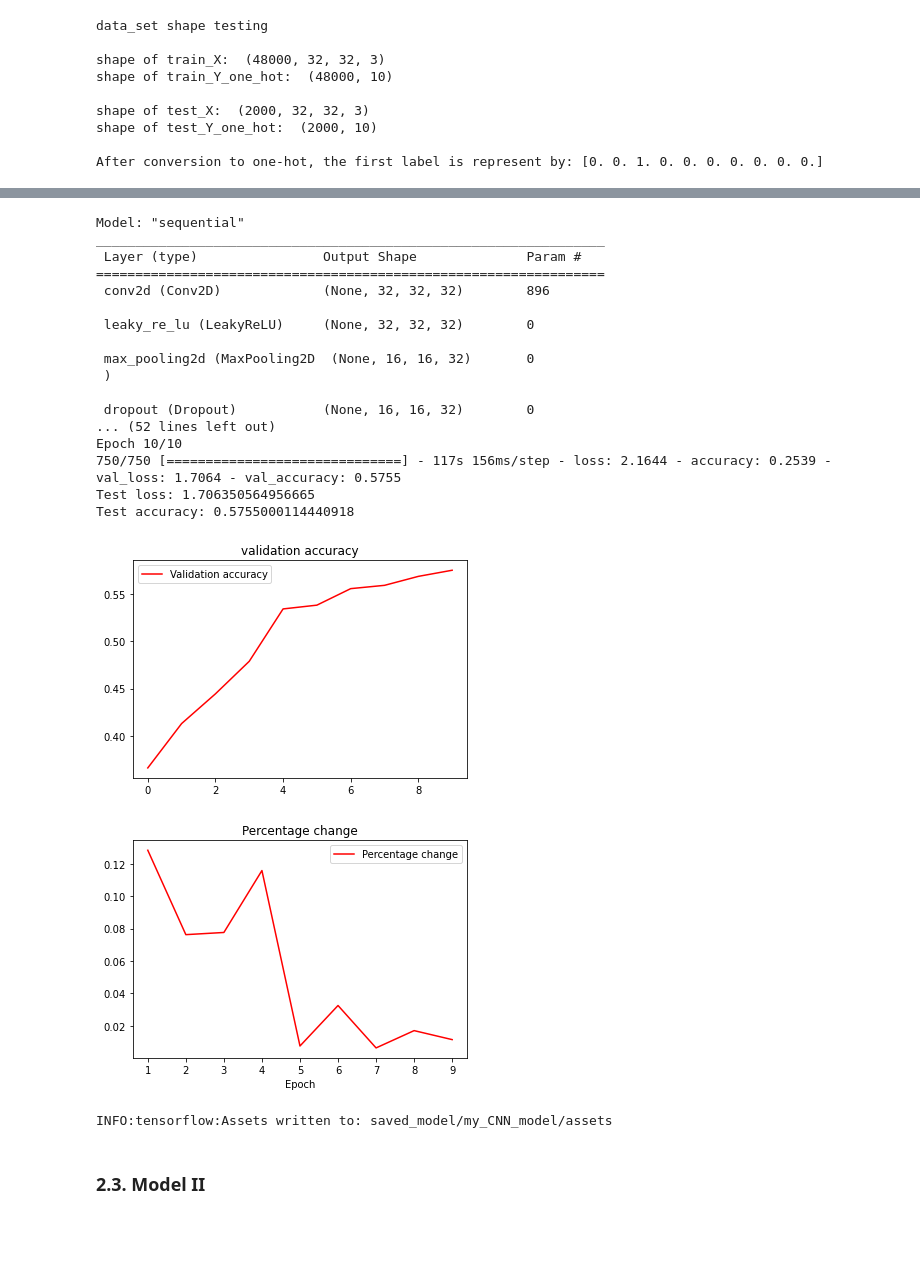
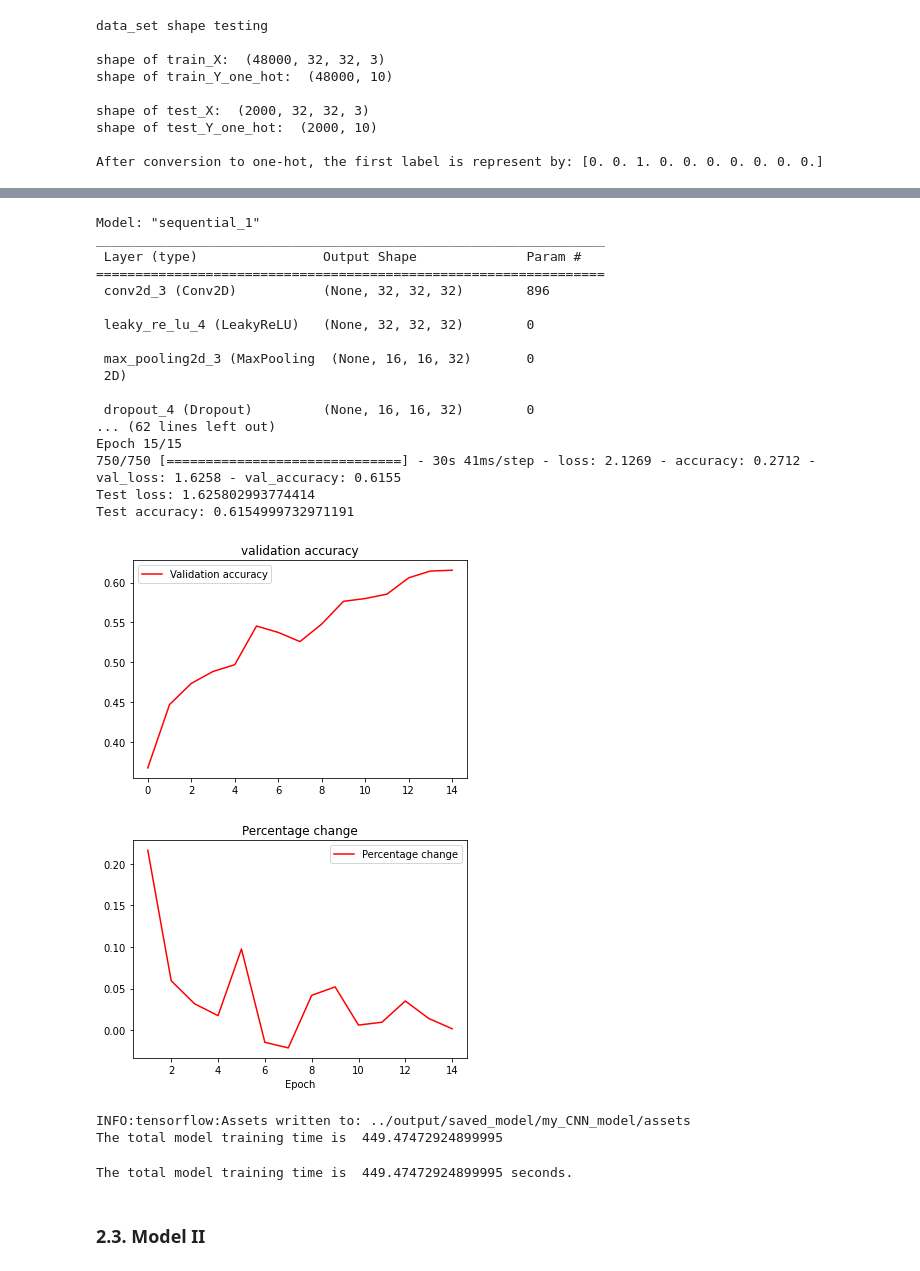
Before and after one commit to TZstatsADS/Fall2021-Project3-group1, a Jupyter notebook: doc/main.ipynb, the cells around one changed output, grey strips where cells are left out. Saved outputs shown, nothing was run; the diff lists cells and outputs as text; code cells hidden in the pictures; blank space fills up the shorter version.

Commit message:
Small Updates on Model 1

```diff
--- a/doc/main.ipynb
+++ b/doc/main.ipynb
@@ -219,11 +220,11 @@ Requirement already satisfied: keras in /Users/Zino/opt/anaconda3/lib/python3.8/
 # %%
 #model1 building and saving
-
+start = time.perf_counter()
 '''
     This function should takes in the image of dimension 32*32*3 as input and returns a label prediction
 '''
 batch_size = 64
-epochs = 10
+epochs = 15
 num_classes = 10
 
 CNN_model = Sequential()
@@ -268,64 +269,69 @@ val_accuracy =CNN_train_dropout.history['val_accuracy']
 epochs = range(len(val_accuracy))
 
 plt.plot(epochs, val_accuracy, 'r', label='Validation accuracy')
 plt.title('validation accuracy')
 plt.legend()
 plt.figure()
 plt.xlabel("Epoch")
 
 
 import pandas as pd
 import matplotlib.pyplot as plt
 acc_series = pd.Series(val_accuracy)
 acc_series.pct_change()
 
 plt.plot(epochs, acc_series.pct_change(), 'r', label='Percentage change')
 plt.title('Percentage change')
 plt.xlabel("Epoch")
 plt.legend()
 plt.show()
 
 !mkdir -p saved_model
 
 
-CNN_model.save('saved_model/my_CNN_model')
+CNN_model.save('../output/saved_model/my_CNN_model')
+
+end = time.perf_counter()
+
+print("The total model training time is ", end - start, "seconds.")
 # %% [output]
-Model: "sequential"
+Model: "sequential_1"
 _________________________________________________________________
  Layer (type)                Output Shape              Param #
 =================================================================
- conv2d (Conv2D)             (None, 32, 32, 32)        896
+ conv2d_3 (Conv2D)           (None, 32, 32, 32)        896
 
- leaky_re_lu (LeakyReLU)     (None, 32, 32, 32)        0
+ leaky_re_lu_4 (LeakyReLU)   (None, 32, 32, 32)        0
 
- max_pooling2d (MaxPooling2D  (None, 16, 16, 32)       0
- )
+ max_pooling2d_3 (MaxPooling  (None, 16, 16, 32)       0
+ 2D)
 
- dropout (Dropout)           (None, 16, 16, 32)        0
-... (52 lines left out)
-Epoch 10/10
-750/750 [==============================] - 117s 156ms/step - loss: 2.1644 - accuracy: 0.2539 - val_loss: 1.7064 - val_accuracy: 0.5755
-Test loss: 1.706350564956665
-Test accuracy: 0.5755000114440918
+ dropout_4 (Dropout)         (None, 16, 16, 32)        0
+... (62 lines left out)
+Epoch 15/15
+750/750 [==============================] - 30s 41ms/step - loss: 2.1269 - accuracy: 0.2712 - val_loss: 1.6258 - val_accuracy: 0.6155
+Test loss: 1.625802993774414
+Test accuracy: 0.6154999732971191
-[figure, old version]
+[figure, new version]
-[figure, old version]
+[figure, new version]
-INFO:tensorflow:Assets written to: saved_model/my_CNN_model/assets
+INFO:tensorflow:Assets written to: ../output/saved_model/my_CNN_model/assets
+The total model training time is  449.47472924899995
 # %%
-
 '''
     This function should takes in the image of dimension 32*32*3 as input and returns a label prediction
 '''
 
 def model_I(image):
 
-    CNN_model = tf.keras.models.load_model('saved_model/my_CNN_model')
+    CNN_model = tf.keras.models.load_model('../output/saved_model/my_CNN_model')
 
-    predicted_classes = CNN_model.predict(image)
-
+    predicted_classes = CNN_model.predict(image.reshape(-1,32,32,3))
 
     predicted_classes = np.argmax(predicted_classes,axis=1)
 
     return predicted_classes
+# %% [output]
+The total model training time is  449.47472924899995 seconds.
 # %% [markdown]
 ### 2.3. Model II
 # %%
```
Also changed, not shown: parts of 2 cells of this notebook.
